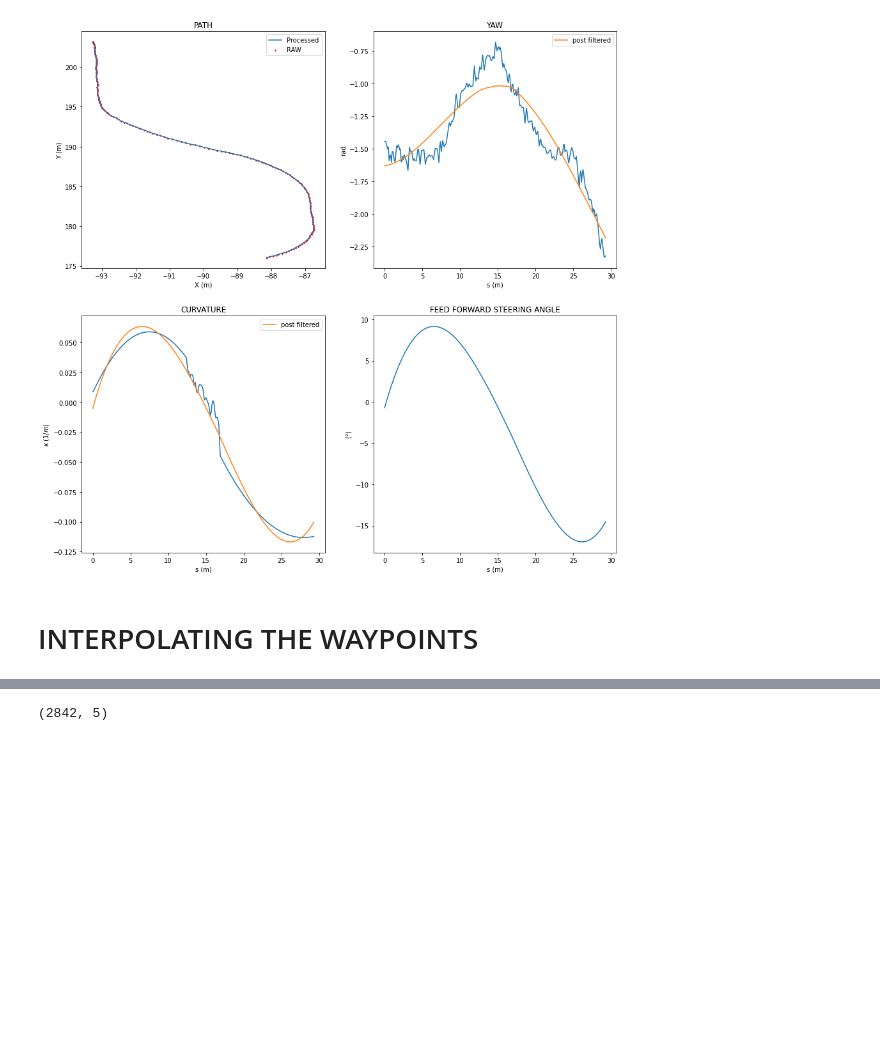
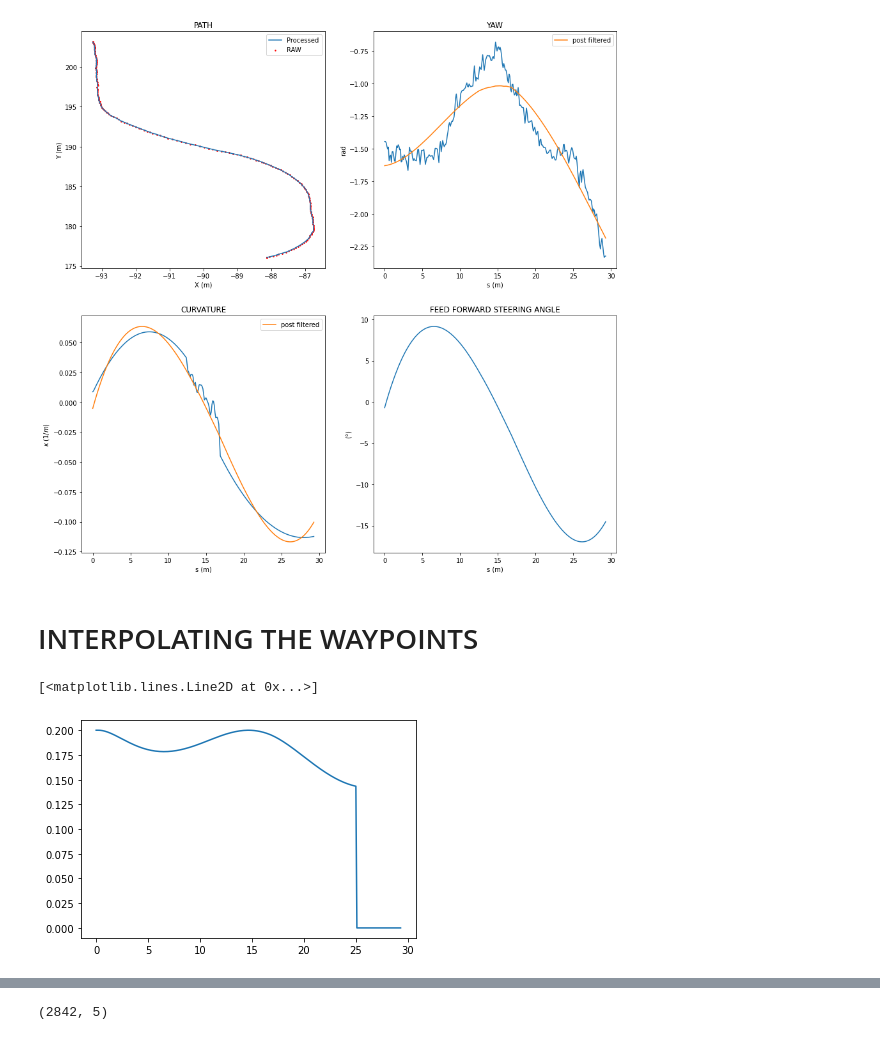
Before and after one commit to fadamsyah/final-project, a Jupyter notebook: pkg_ta/scripts/waypoints/generate_waypoints_v2.ipynb, the cells around one changed output, grey strips where cells are left out. Drawn from its saved outputs; the diff is of its cells as text; code cells hidden in the pictures; blank space fills up the shorter version.

```diff
--- a/pkg_ta/scripts/waypoints/generate_waypoints_v2.ipynb
+++ b/pkg_ta/scripts/waypoints/generate_waypoints_v2.ipynb
@@ -215,3 +213,19 @@ for i in range(num):
+# %%
+tmax = 0.2
+tmin = 0.08
+num = wp_x_f.shape[0]
+vel = [tmax]
+const = 30.
+for i in range(1, num):
+    if s[i] >= 25:
+        vel.append(0.0)
+    else:
+        vel.append(max(tmax / (1 + const*curvaturef[i]**2), tmin))
+
+plt.plot(s, vel)
+# %% [output]
+[<matplotlib.lines.Line2D at 0x...>]
+[figure, added]
 # %%
 waypoints_np = np.empty((wp_x_f.shape[0], 5))
 waypoints_np[:,0] = wp_x_f
```
Also changed, not shown: parts of 10 cells of this notebook, 12 other files.
